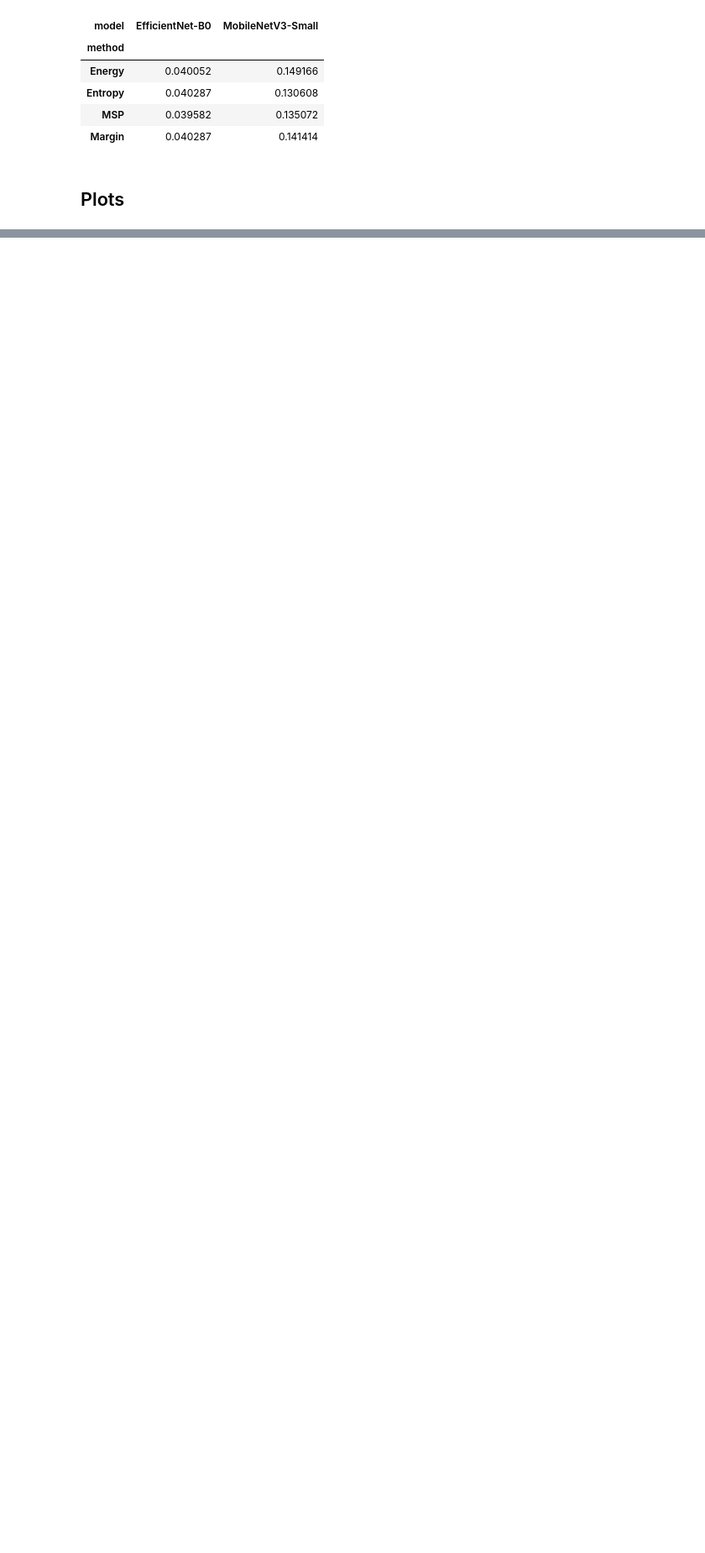
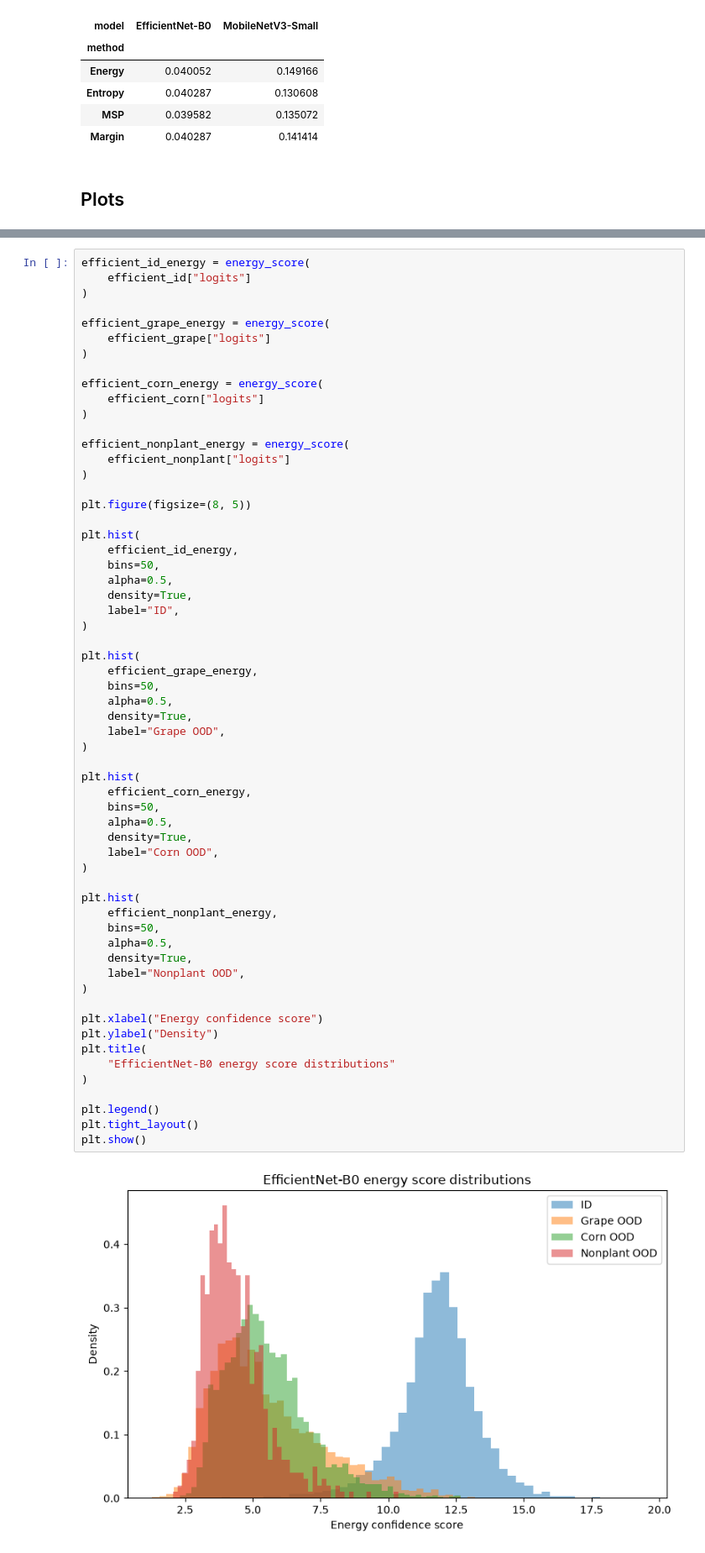
Before and after one commit to vbhaga89/COS801_Project, a Jupyter notebook: rq7.3-ood-abstention/04_posthoc_methods.ipynb, the cells around one changed output, grey strips where cells are left out. Shown at 84% size. Cells and saved outputs as stored; diff of their text form; blank space fills up the shorter version.

Commit message:
Added an energy score distribution for efficientnet-b0

```diff
--- a/rq7.3-ood-abstention/04_posthoc_methods.ipynb
+++ b/rq7.3-ood-abstention/04_posthoc_methods.ipynb
@@ -566,3 +566,65 @@ plt.tight_layout()
 plt.show()
 # %% [output]
 [figure]
+# %%
+efficient_id_energy = energy_score(
+    efficient_id["logits"]
+)
+
+efficient_grape_energy = energy_score(
+    efficient_grape["logits"]
+)
+
+efficient_corn_energy = energy_score(
+    efficient_corn["logits"]
+)
+
+efficient_nonplant_energy = energy_score(
+    efficient_nonplant["logits"]
+)
+
+plt.figure(figsize=(8, 5))
+
+plt.hist(
+    efficient_id_energy,
+    bins=50,
+    alpha=0.5,
+    density=True,
+    label="ID",
+)
+
+plt.hist(
+    efficient_grape_energy,
+    bins=50,
+    alpha=0.5,
+    density=True,
+    label="Grape OOD",
+)
+
+plt.hist(
+    efficient_corn_energy,
+    bins=50,
+    alpha=0.5,
+    density=True,
+    label="Corn OOD",
+)
+
+plt.hist(
+    efficient_nonplant_energy,
+    bins=50,
+    alpha=0.5,
+    density=True,
+    label="Nonplant OOD",
+)
+
+plt.xlabel("Energy confidence score")
+plt.ylabel("Density")
+plt.title(
+    "EfficientNet-B0 energy score distributions"
+)
+
+plt.legend()
+plt.tight_layout()
+plt.show()
+# %% [output]
+[figure, added]
```
Also changed, not shown: parts of 1 cell of this notebook.
